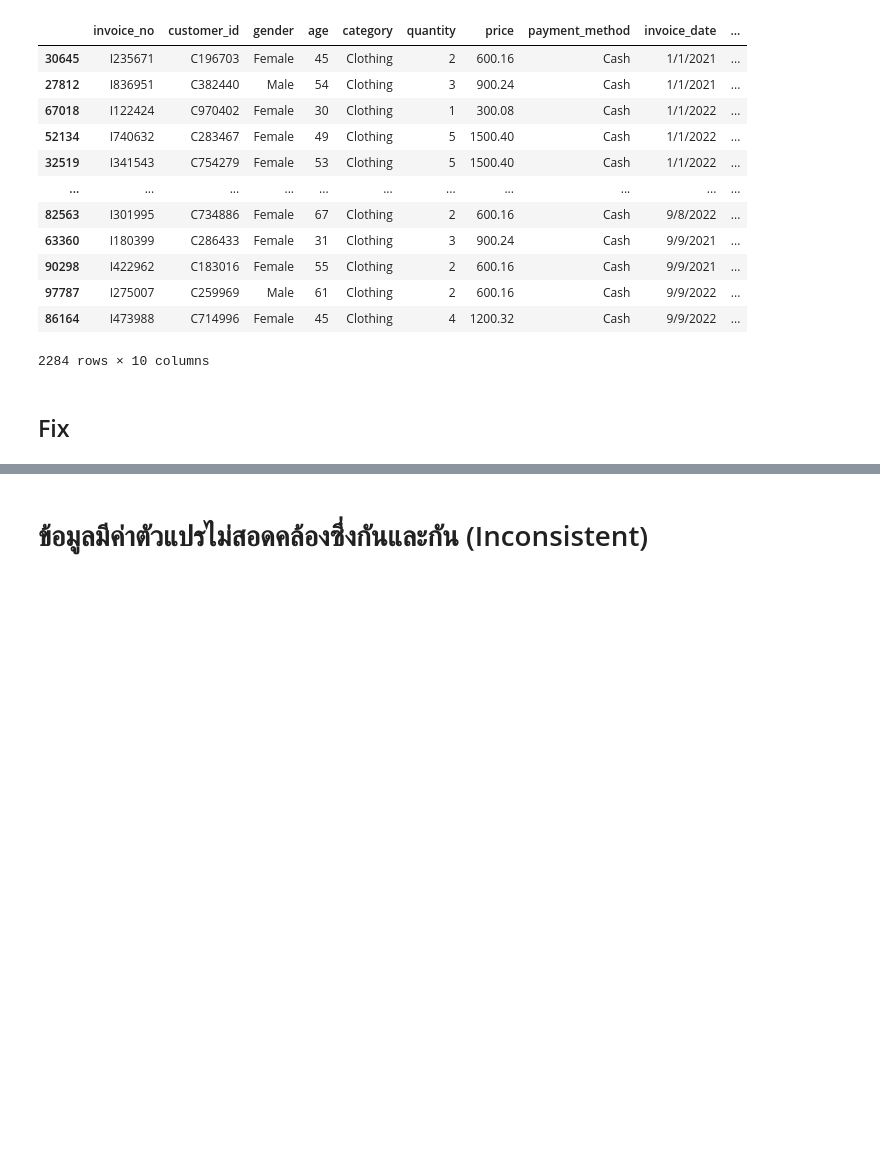
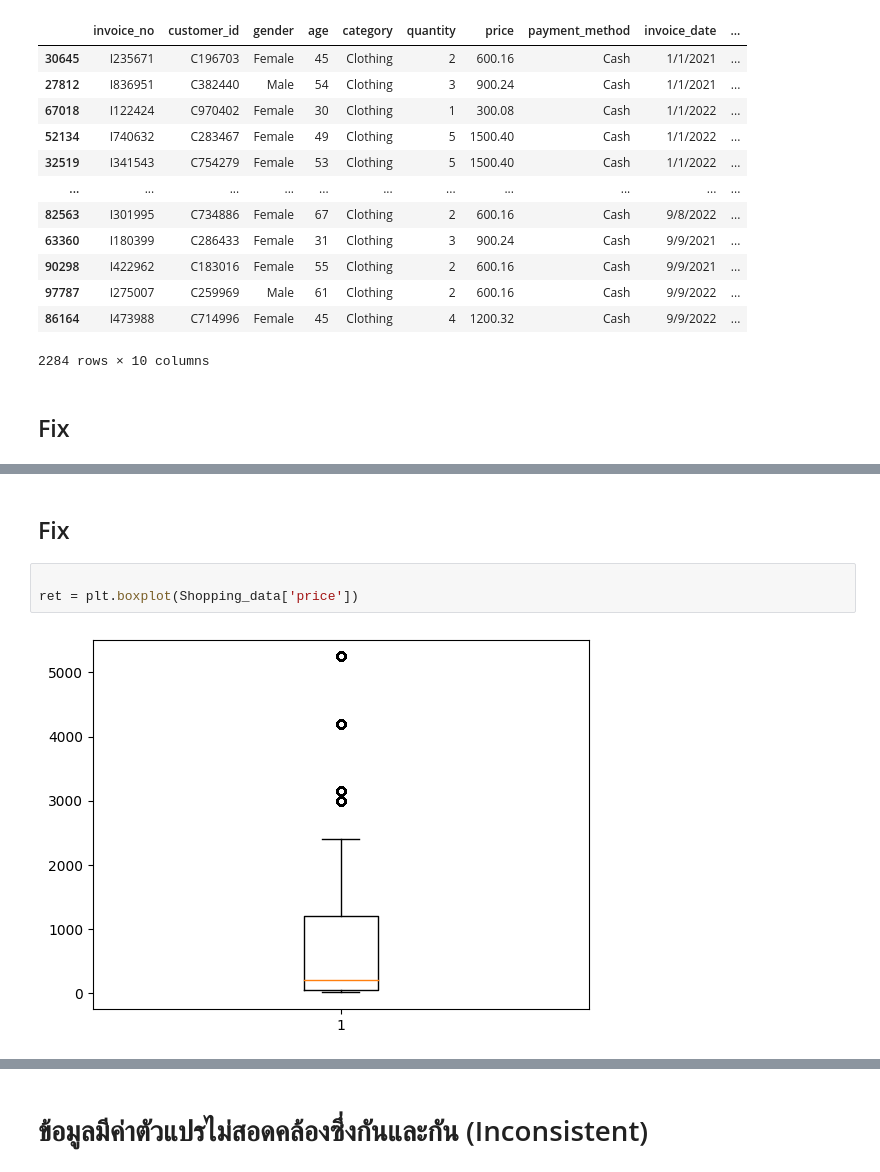
Before and after one commit to Piyaphat23/BSC_DPDM23, a Jupyter notebook: Data_Preprocessing.ipynb, the cells around one changed output, grey strips where cells are left out. Drawn from its saved outputs; the diff is of its cells as text; blank space fills up the shorter version.

```diff
--- a/Data_Preprocessing.ipynb
+++ b/Data_Preprocessing.ipynb
@@ -275,0 +314,7 @@ new_Shopping_dup[new_Shopping_dup.duplicated()]
+# %% [markdown]
+## Fix
+# %%
+
+ret = plt.boxplot(Shopping_data['price'])
+# %% [output]
+[figure, added]
```
Also changed, not shown: parts of 57 cells of this notebook.
